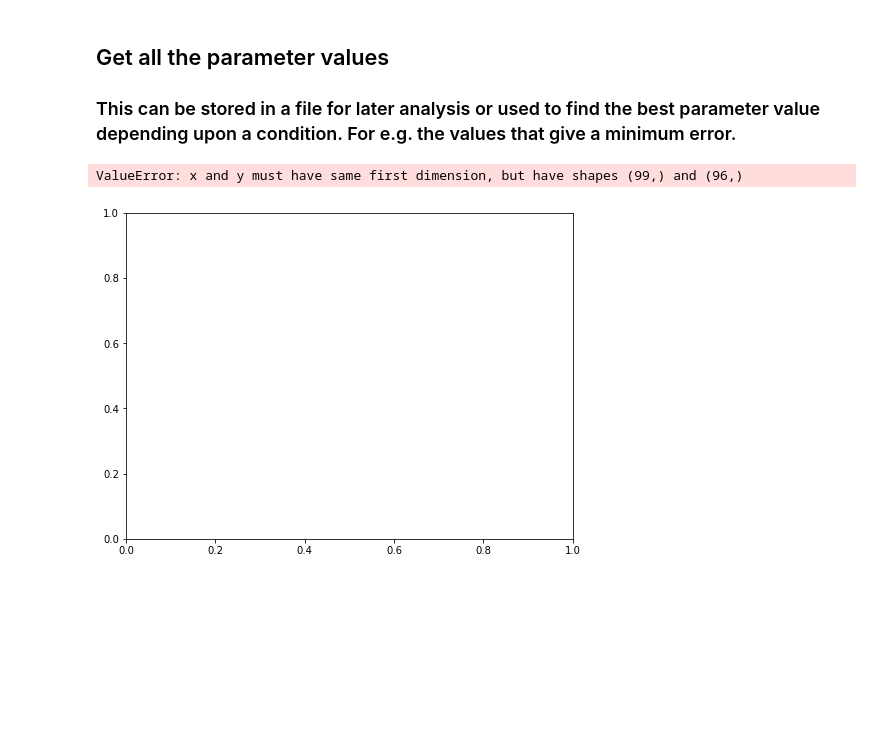
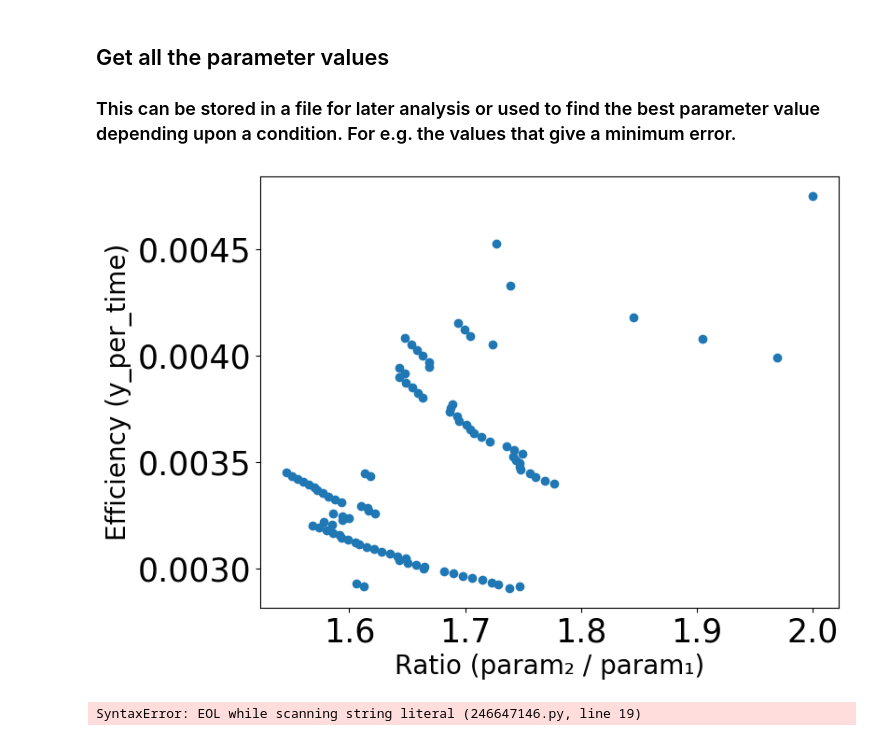
Before and after one commit to mjohn218/KineticAssembly_AD, a Jupyter notebook: results/RateGrowth/ap2_maximization_new.ipynb, the cells around one changed output. Cells and saved outputs as stored; diff of their text form; code cells hidden in the pictures; blank space fills up the shorter version.

```diff
--- a/results/RateGrowth/ap2_maximization_new.ipynb
+++ b/results/RateGrowth/ap2_maximization_new.ipynb
@@ -202,26 +200,64 @@ final_t95 = []
 final_t99 = []
 
 for i in range(len(optim.final_yields)):
-    yields.append(optim.final_yields[i].item())
-    final_params.append(optim.final_solns[i].numpy())
-
+    yields.append(optim.final_yields[i])
+    final_params.append(optim.final_solns[i])
     #Storing the different time points it reaches a particular yield threshold
-    if type(optim.final_t85[i])==int:
+    if optim.final_t85[i] == -1:
         final_t85.append(1)
     else:
-        final_t85.append(optim.final_t85[i].item())
-    if type(optim.final_t95[i])==int:
+        final_t85.append(optim.final_t85[i])
+    if optim.final_t95[i] == -1:
         final_t95.append(1)
     else:
-        final_t95.append(optim.final_t95[i].item())
+        final_t95.append(optim.final_t95[i])
+
 
 
 final_yield_arr = np.array(yields)
 final_param_arr = np.array(final_params)
 final_t85 = np.array(final_t85)
 final_t95 = np.array(final_t95)
+# %%
+import numpy as np
+import matplotlib.pyplot as plt
+
+# Assume final_yield_arr (1D), final_param_arr (2D, shape=(N, 3)), final_t95 (1D), and vec_rn are already defined
+
+# 1. Create a boolean mask for yields > 0.5
+mask_r = final_yield_arr > 0.1
+
+# 2. Compute the ratio of the second to the first parameter for all runs
+ratio = final_param_arr[:, 1] / final_param_arr[:, 0]
+
+# 3. Apply the same mask to ratio so that it matches the filtered y_per_time array
+ratio_masked = ratio[mask_r]
+
+# 4. Compute the maximum “rate” in each row of final_param_arr (only for the masked rows)
+max_rates_masked = np.max(final_param_arr[mask_r], axis=1)
+
+# 5. Get the concentration (assuming vec_rn.initial_copies[0] exists)
+conc = vec_rn.initial_copies[0].item()
+
+# 6. Compute scale_time for the masked entries
+#    (t = final_t95[mask_r] * conc * max_rates_masked)
+scale_time = final_t95[mask_r] * conc * max_rates_masked
+
+# 7. Calculate efficiency y_per_time = 0.95 / scale_time
+y_per_time = 0.95 / scale_time
+
+# 8. Plot ratio_masked vs. y_per_time
+fig, ax = plt.subplots(figsize=(8, 6))
+ax.plot(ratio_masked, y_per_time, linestyle='', marker='o')
+ax.set_xlabel("Ratio (param₂ / param₁)", fontsize=20)
+ax.set_ylabel("Efficiency (y_per_time)", fontsize=20)
+ax.tick_params(labelsize=25)
+plt.show()
+# %% [output]
+[figure, added]
 # %%
-import matplotlib.pyplot as plt
+#OLD CODE THAT DID NOT WORK
+'''import matplotlib.pyplot as plt
 
 mask_r = final_yield_arr > 0.5
 
@@ -238,7 +274,6 @@ fig,ax = plt.subplots(figsize=(8,6))
 ax.plot(ratio,y_per_time,linestyle='',marker='o')
 ax.set_ylabel("Efficiency",fontsize=20)
 ax.set_xlabel("Ratio",fontsize=20)
-ax.tick_params(labelsize=25)
+ax.tick_params(labelsize=25)''''
 # %% [output]
-ValueError: x and y must have same first dimension, but have shapes (99,) and (96,)
+SyntaxError: EOL while scanning string literal (246647146.py, line 19)
-[figure, removed]
```
Also changed, not shown: parts of 4 cells of this notebook, 47 other files.
